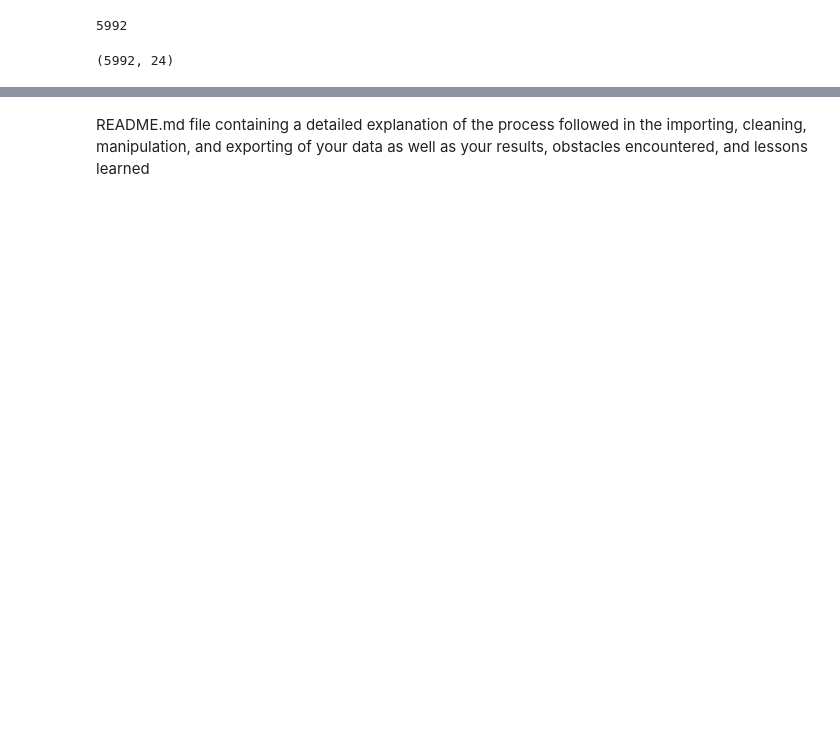
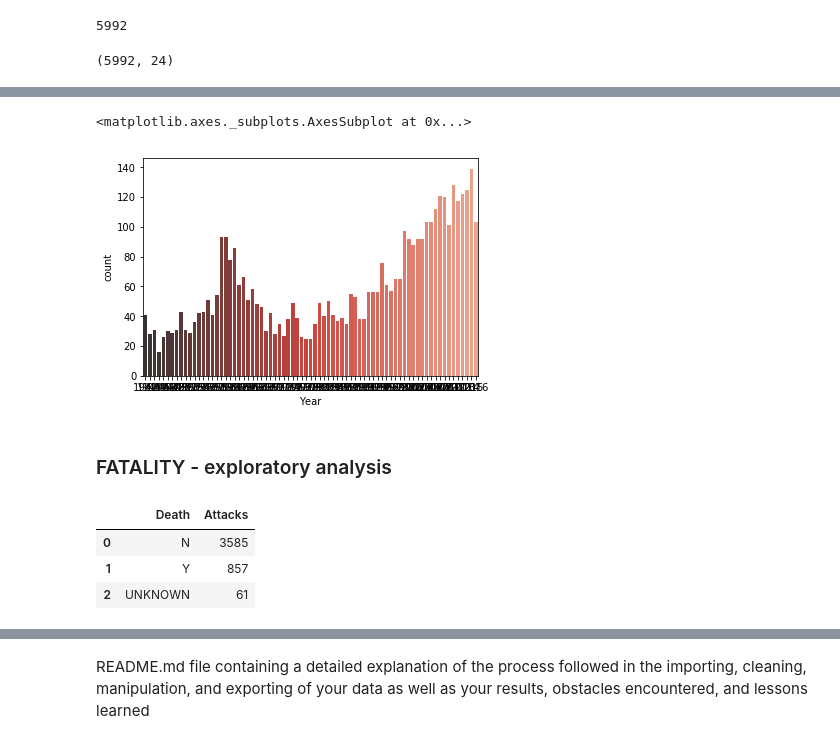
Before and after one commit to ironhack-datalabs/datamad0419, a Jupyter notebook: module-1/pandas-project/your-code/Pandas-project.ipynb, the cells around one changed output, grey strips where cells are left out. Saved outputs shown, nothing was run; the diff lists cells and outputs as text; code cells hidden in the pictures; blank space fills up the shorter version.

```diff
--- a/module-1/pandas-project/your-code/Pandas-project.ipynb
+++ b/module-1/pandas-project/your-code/Pandas-project.ipynb
@@ -208,0 +283,18 @@ Name: Sex, dtype: int64
+# %%
+# my first plot with Seaborn
+sns.countplot(x="Year", data=df,palette="Reds_d")
+# %% [output]
+<matplotlib.axes._subplots.AxesSubplot at 0x...>
+[figure, added]
+# %% [markdown]
+### FATALITY - exploratory analysis
+# %%
+death_analysis = df['Death'].value_counts()
+death_analysis = death_analysis.reset_index()
+death_analysis.columns = ['Death', 'Attacks']
+death_analysis
+# %% [output]
+|  | Death | Attacks |
+| 0 | N | 3585 |
+| 1 | Y | 857 |
+| 2 | UNKNOWN | 61 |
```
Also changed, not shown: parts of 152 cells of this notebook, 1 other file.
